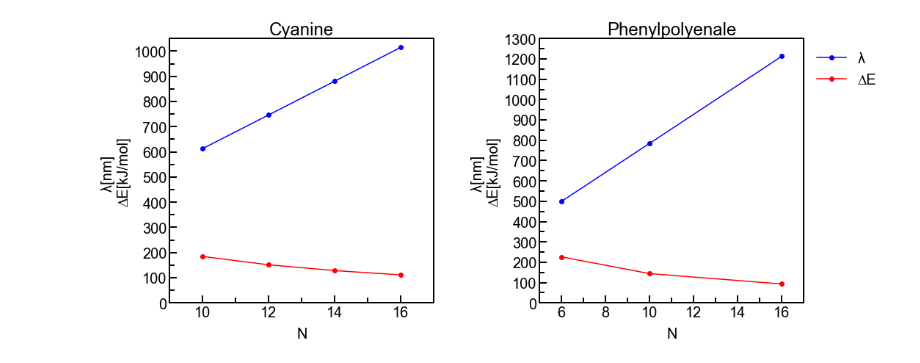
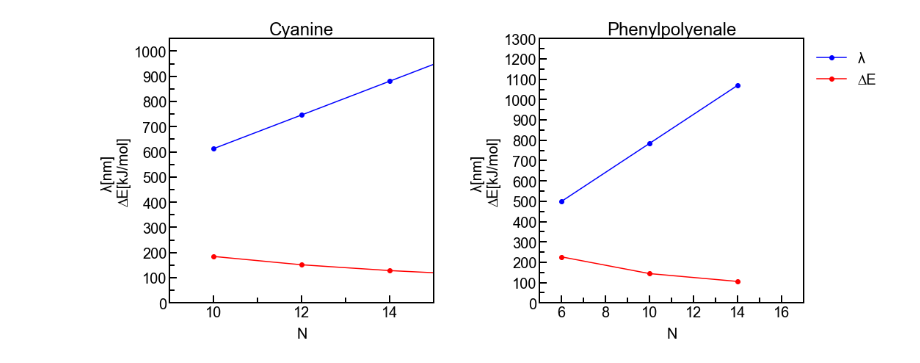
Before and after one commit to SamuelWechsler/HOMO-LUMO, a Jupyter notebook: Berechnung_Lambda_Delta_E.ipynb, the cells around one changed output. Saved outputs shown, nothing was run; the diff lists cells and outputs as text; code cells hidden in the pictures.

```diff
--- a/Berechnung_Lambda_Delta_E.ipynb
+++ b/Berechnung_Lambda_Delta_E.ipynb
@@ -68,7 +68,7 @@ ax.xaxis.set_minor_locator(mpl.ticker.MultipleLocator(1))
 ax.yaxis.set_major_locator(mpl.ticker.MultipleLocator(100))
 ax.yaxis.set_minor_locator(mpl.ticker.MultipleLocator(50))
 
-ax.set_xlim(9, 17)
+ax.set_xlim(9, 15)
 ax.set_ylim(0, 1050)
 
 
@@ -115,34 +115,34 @@ ax1.yaxis.set_major_locator(mpl.ticker.MultipleLocator(100))
 ax1.yaxis.set_minor_locator(mpl.ticker.MultipleLocator(50))
 
 ax1.set_xlim(5, 17)
 ax1.set_ylim(0, 1300)
 
 
 
 # N = z   ; Lambda(d, N, z)
 
-N_P = [6, 10, 16]
-z_P = [6, 10, 16]
+N_P = [6, 10, 14]
+z_P = [6, 10, 14]
 
-x_P = [6, 10, 16]
+x_P = [6, 10, 14]
 results_P_lambda = []
 results_P_delta_E = []
 
 for i in range(len(N_P)):
 
     results_P_lambda.append(Lambda(143, N_P[i], z_P[i]))
     results_P_delta_E.append(delta_E(143, N_P[i], z_P[i]))
 
 ax1.plot(x_P, results_P_lambda, color = 'blue', marker = "o", label = 'λ')
 ax1.plot(x_P, results_P_delta_E, color = 'red', marker = "o", label = '∆E')
 
 ax1.set_xlabel('N', labelpad = 10)
 ax1.set_ylabel('λ[nm] \n∆E[kJ/mol]')
 
 ax1.set_title('Phenylpolyenale')
 
 ax1.legend(bbox_to_anchor=(1, 1), loc=2, frameon=False, fontsize=20)
 
 plt.savefig('/Users/samuelwechsler/OneDrive - Gymnasium Neufeld/Chemieprojekt/Cyanid_Phenylpolyenale.pdf', transparent=False, bbox_inches='tight')
 # %% [output]
-[figure, old version]
+[figure, new version]
```
